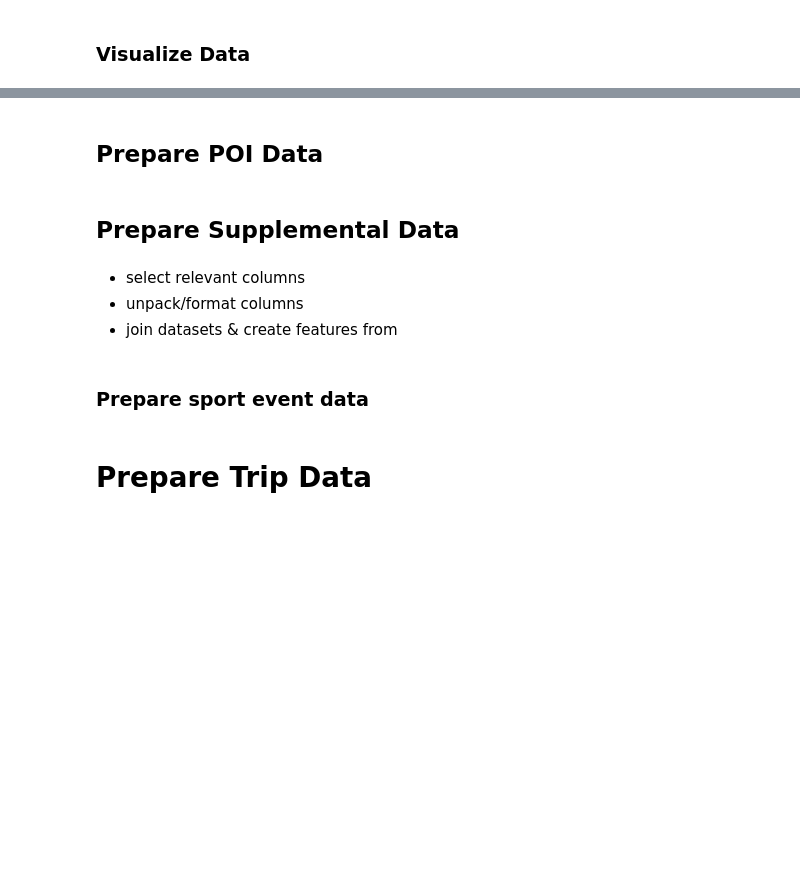
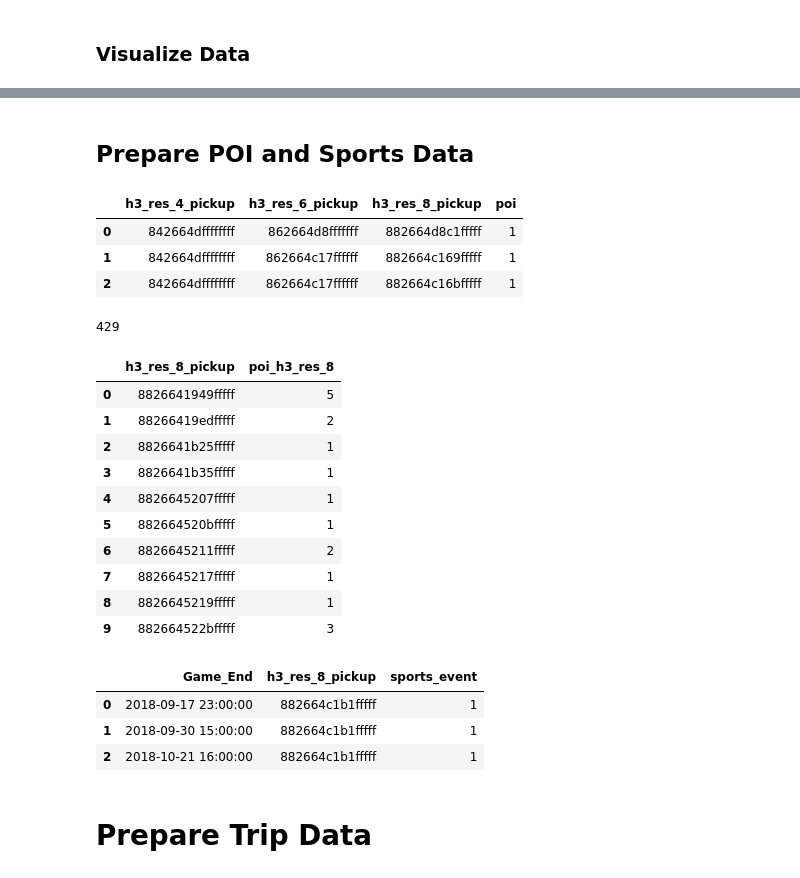
Before and after one commit to ltempfli/AAA-AIbertus-Magnus, a Jupyter notebook: tasks/01_Data_Preparation.ipynb, the cells around one changed output, grey strips where cells are left out. Cells and saved outputs as stored; diff of their text form; code cells hidden in the pictures; blank space fills up the shorter version.

Commit message:
integrate POI and sports data and speed up code

```diff
--- a/tasks/01_Data_Preparation.ipynb
+++ b/tasks/01_Data_Preparation.ipynb
@@ -38,3 +55,7 @@ weather_data_raw = pd.read_csv(r'../data/weather_raw.csv',
+# %%
+poi_data = pd.read_csv(r'../data/poi_data.csv',
+                        usecols={'h3_res_4', 'h3_res_6','h3_res_8'},
+                        index_col=None)
 # %% [markdown]
 # Inspect Meta Data
 # %% [markdown]
@@ -265,10 +263,2 @@ plt.show()
 # %% [markdown]
-## Prepare POI Data
+## Prepare POI  and Sports Data
-# %% [markdown]
-## Prepare Supplemental Data
-# %% [markdown]
-* select relevant columns
-* unpack/format columns
-* join datasets & create features from
-# %% [markdown]
-### Prepare sport event data
@@ -277,3 +265,48 @@ plt.show()
+# %%
+poi_data['poi'] =1
+poi_data=poi_data.rename(columns={'h3_res_8' : 'h3_res_8_pickup',
+                                  'h3_res_6' : 'h3_res_6_pickup',
+                                  'h3_res_4' : 'h3_res_4_pickup',
+                                 })
+poi_data.head(3)
+# %% [output]
+|  | h3_res_4_pickup | h3_res_6_pickup | h3_res_8_pickup | poi |
+| 0 | 842664dffffffff | 862664d8fffffff | 882664d8c1fffff | 1 |
+| 1 | 842664dffffffff | 862664c17ffffff | 882664c169fffff | 1 |
+| 2 | 842664dffffffff | 862664c17ffffff | 882664c16bfffff | 1 |
+# %%
+poi_data_h3_res_8 = poi_data[['h3_res_8_pickup','poi']].groupby('h3_res_8_pickup', as_index=False).sum()
+poi_data_h3_res_8 = poi_data_h3_res_8.rename(columns={'poi' : 'poi_h3_res_8'})
+poi_data_h3_res_6 = poi_data[['h3_res_6_pickup','poi']].groupby('h3_res_6_pickup', as_index=False).sum()
+poi_data_h3_res_6 = poi_data_h3_res_6.rename(columns={'poi' : 'poi_h3_res_6'})
+poi_data_h3_res_4 = poi_data[['h3_res_4_pickup','poi']].groupby('h3_res_4_pickup', as_index=False).sum()
+poi_data_h3_res_4 = poi_data_h3_res_4.rename(columns={'poi' : 'poi_h3_res_4'})
+print(poi_data_h3_res_8['h3_res_8_pickup'].nunique())
+# %% [output]
+429
+# %%
+poi_data_h3_res_8.head(10)
+# %% [output]
+|  | h3_res_8_pickup | poi_h3_res_8 |
+| 0 | 8826641949fffff | 5 |
+| 1 | 88266419edfffff | 2 |
+| 2 | 8826641b25fffff | 1 |
+| 3 | 8826641b35fffff | 1 |
+| 4 | 8826645207fffff | 1 |
+| 5 | 882664520bfffff | 1 |
+| 6 | 8826645211fffff | 2 |
+| 7 | 8826645217fffff | 1 |
+| 8 | 8826645219fffff | 1 |
+| 9 | 882664522bfffff | 3 |
+# %%
+sports_data['sports_event'] = 1
+sports_data=sports_data.rename(columns={'h3_res_8' : 'h3_res_8_pickup'})
+sports_data.head(3)
+# %% [output]
+|  | Game_End | h3_res_8_pickup | sports_event |
+| 0 | 2018-09-17 23:00:00 | 882664c1b1fffff | 1 |
+| 1 | 2018-09-30 15:00:00 | 882664c1b1fffff | 1 |
+| 2 | 2018-10-21 16:00:00 | 882664c1b1fffff | 1 |
 # %% [markdown]
 # Prepare Trip Data
 # %% [markdown]
```
Also changed, not shown: parts of 64 cells of this notebook, 3 other files.
